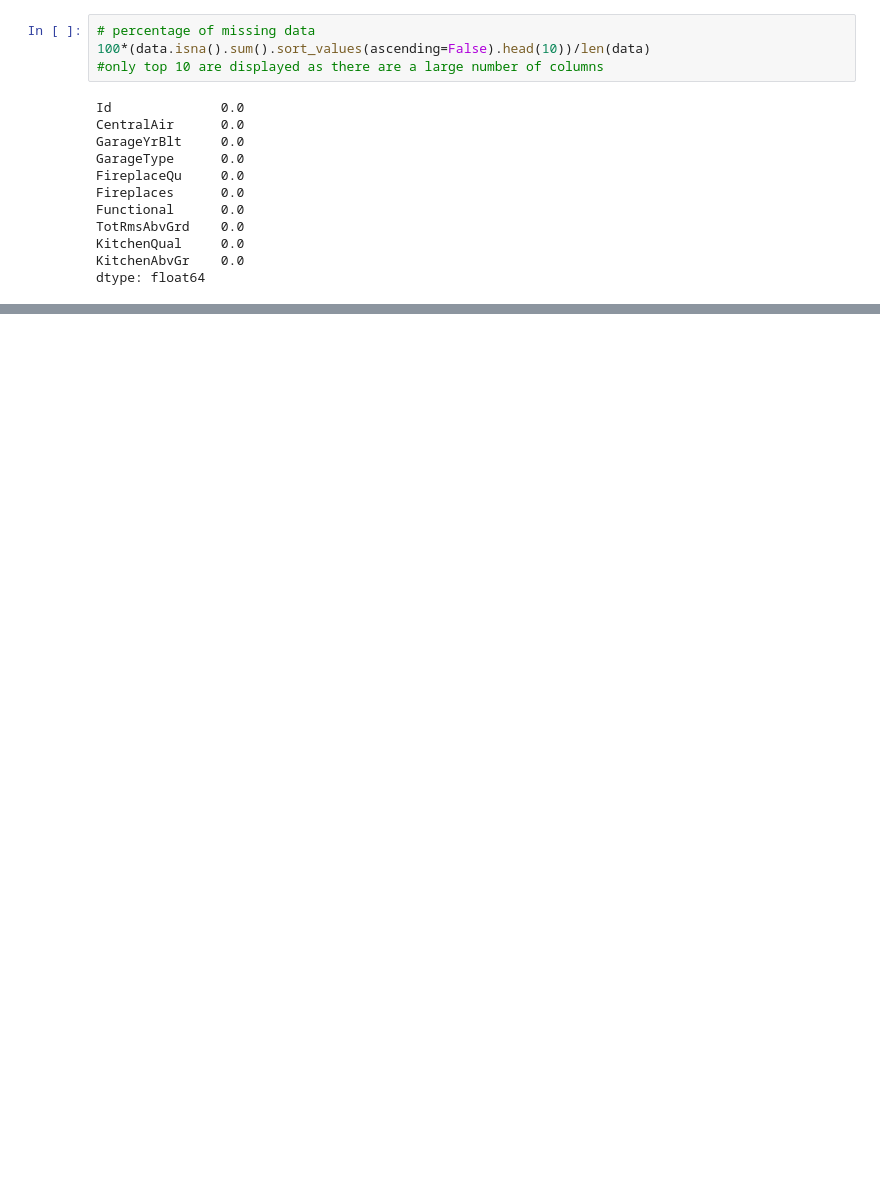
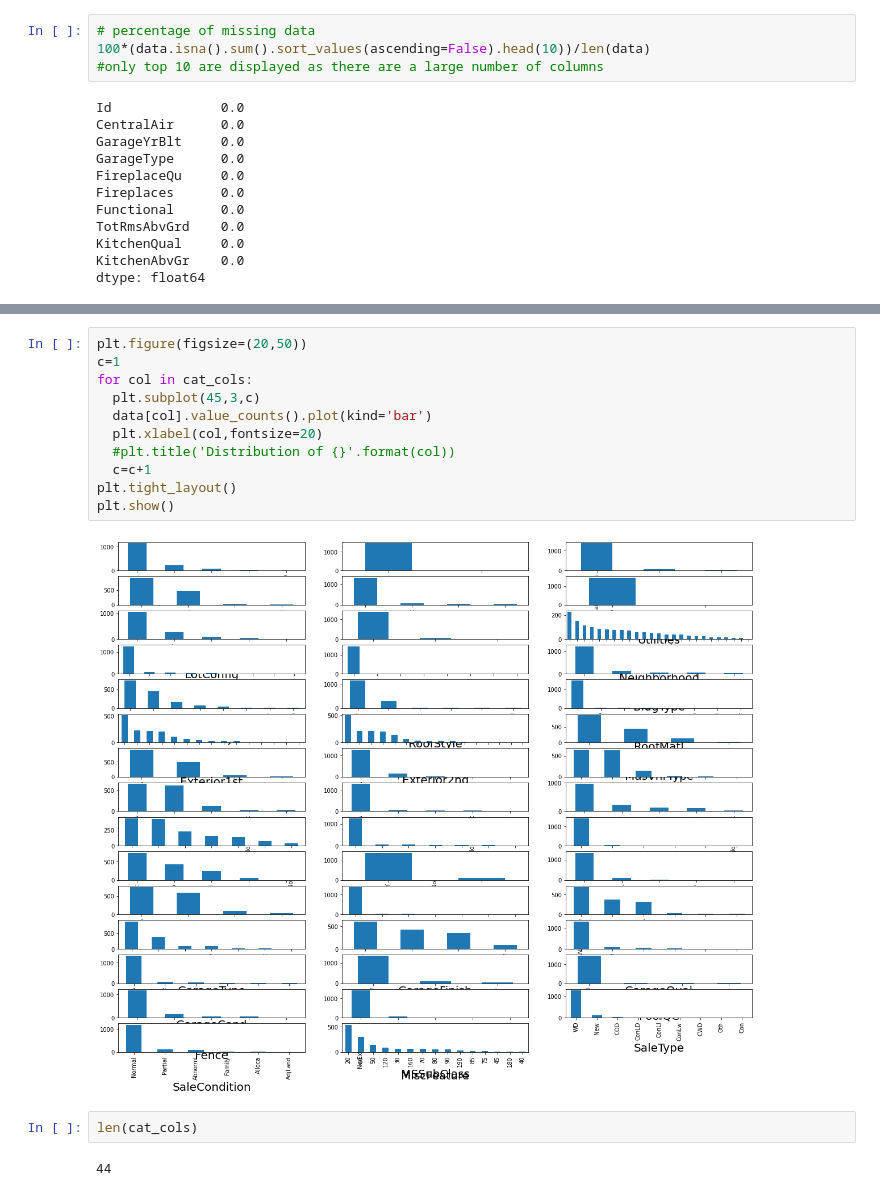
Before and after one commit to sandeshsk12/housing_price, a Jupyter notebook: housing_price.ipynb, the cells around one changed output, grey strips where cells are left out. Cells and saved outputs as stored; diff of their text form; blank space fills up the shorter version.

```diff
--- a/housing_price.ipynb
+++ b/housing_price.ipynb
@@ -355,0 +340,17 @@ dtype: bool
+# %%
+plt.figure(figsize=(20,50))
+c=1
+for col in cat_cols:
+  plt.subplot(45,3,c)
+  data[col].value_counts().plot(kind='bar')
+  plt.xlabel(col,fontsize=20)
+  #plt.title('Distribution of {}'.format(col))
+  c=c+1
+plt.tight_layout()
+plt.show()
+# %% [output]
+[figure, added]
+# %%
+len(cat_cols)
+# %% [output]
+44
```
Also changed, not shown: parts of 15 cells of this notebook.
